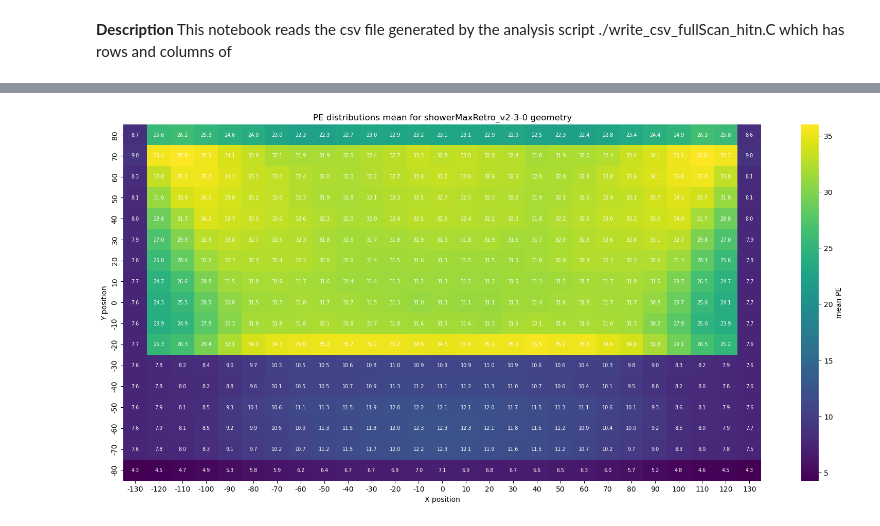
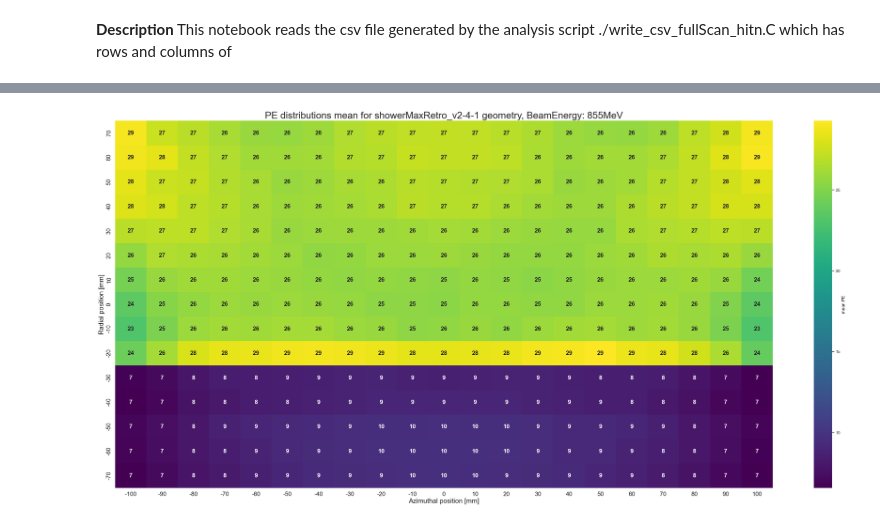
Before and after one commit to JeffersonLab/qsim-moller, a Jupyter notebook: analysis/plot_fullScan.ipynb, the cells around one changed output, grey strips where cells are left out. Saved outputs shown, nothing was run; the diff lists cells and outputs as text; code cells hidden in the pictures.

```diff
--- a/analysis/plot_fullScan.ipynb
+++ b/analysis/plot_fullScan.ipynb
@@ -29,7 +38,11 @@ df_mean = df_mean.drop(df_mean.columns[df_mean.columns.str.contains('unnamed',ca
 df_mean = df_mean.iloc[::-1]
 
 # Remove half of the columns and rows
-df_mean = df_mean.iloc[::2, ::2]
+plot_steps = 1
+df_mean = df_mean.iloc[::plot_steps, ::plot_steps]
+
+# Ignore last row
+df_mean = df_mean.iloc[1:-1, 3:-3]
 
 df_mean
 # %% [output]
@@ -55,11 +67,45 @@ df_mean
+# %%
+# Plotting variables
+if variable == "mean":
+    title = "Mean"
+    vminValue = 20
+    vmaxValue = 50
+    cbar_label = "Mean"
+    fmtStr = ".0f"
+elif variable == "res":
+    title = "Resolution"
+    vminValue = 0.2
+    vmaxValue = 0.4
+    cbar_label = "Resolution"
+    fmtStr = ".2f"
 # %%
-# Draw heatmap
-plt.figure(figsize=(20, 9))
-sns.heatmap(df_mean, cmap='viridis', annot=True, fmt=".1f", annot_kws={"size": 7, "color": 'white'}, cbar_kws={'label': f'{variable} PE'})
-plt.title(f"PE distributions {variable} for {geometry} geometry")
-plt.xlabel("X position")
-plt.ylabel("Y position")
-plt.savefig(f"../output/{config}/hitn_{variable}_fullScan_{geometry}_{fileNumber}.png")
+import matplotlib.pyplot as plt
+import seaborn as sns
+
+# Set color palette
+sns.set_theme(style="dark")
+
+# Set figure size
+plt.figure(figsize=(40, 18))
+
+# Create the heatmap
+heatmap = sns.heatmap(df_mean, cmap="viridis", square=False,
+                      annot=True, fmt=fmtStr,
+                      annot_kws={"size": 16, "weight": 'bold', 'backgroundcolor': 'none'},
+                      cbar_kws={'label': f'{variable} PE'})
+
+# Set title
+heatmap.set_title(f"PE distributions {variable} for {geometry} geometry, BeamEnergy: {beamEnergy}", fontsize=26)
+
+# Set axis labels
+plt.xlabel("Azimuthal position [mm]", fontsize=18)
+plt.ylabel("Radial position [mm]", fontsize=18)
+plt.xticks(fontsize=16)
+plt.yticks(fontsize=16)
+
+# Save and display the plot
+output_file = f"../output/plots/{config}/hitn_{variable}_fullScan_{geometry}_{fileNumber}.pdf"
+plt.savefig(output_file)
 plt.show()
 # %% [output]
-[figure, old version]
+[figure, new version]
```
Also changed, not shown: parts of 6 cells of this notebook, 6 other files.
